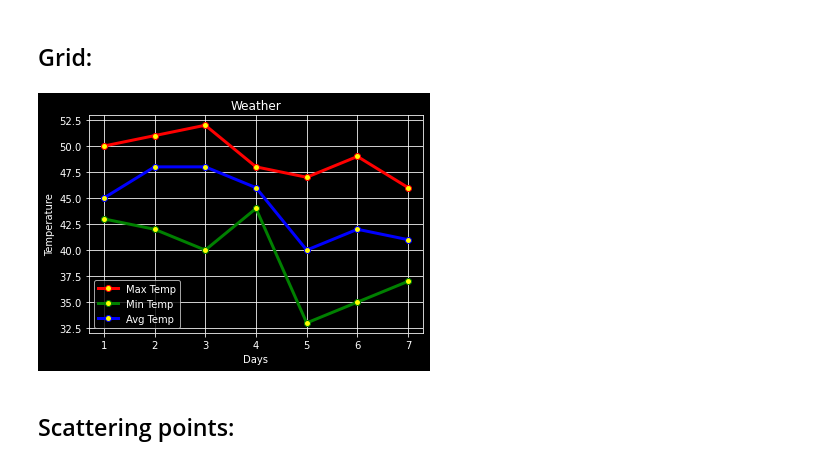
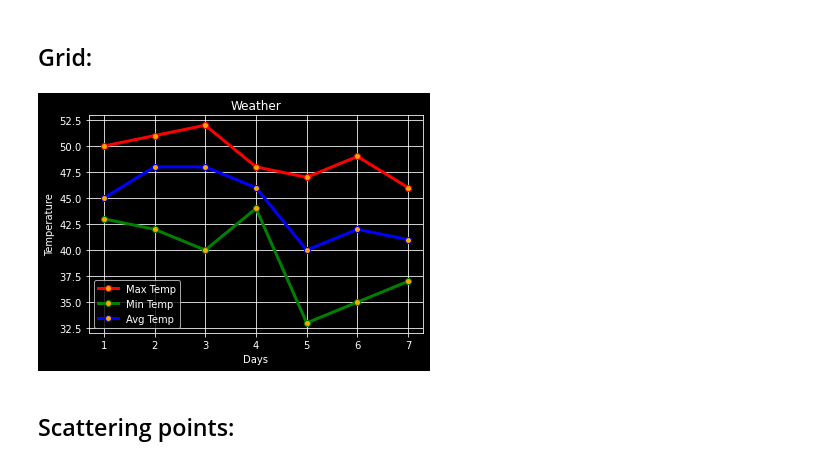
Before and after one commit to Akash-1gif/ml_practice, a Jupyter notebook: matplotlib/003_axes_labels_legend_grid.ipynb, the cells around one changed output. Drawn from its saved outputs; the diff is of its cells as text; code cells hidden in the pictures.

```diff
--- a/matplotlib/003_axes_labels_legend_grid.ipynb
+++ b/matplotlib/003_axes_labels_legend_grid.ipynb
@@ -59,14 +59,15 @@ plt.legend(loc="best")
 # %%
 plt.xlabel('Days')
 plt.ylabel('Temperature')
 plt.title("Weather")
-plt.plot(x,max_t,label='Max Temp',color='red',linewidth=3,marker='o',markersize=6,markerfacecolor='yellow')
-plt.plot(x,min_t,label='Min Temp',color='green',linewidth=3,marker='o',markersize=6,markerfacecolor='yellow')
-plt.plot(x,avg_t,label='Avg Temp',color='blue',linewidth=3,marker='o',markersize=6,markerfacecolor='yellow')
+plt.plot(x,max_t,label='Max Temp',color='red',linewidth=3,marker='o',markersize=6,markerfacecolor='orange')
+plt.plot(x,min_t,label='Min Temp',color='green',linewidth=3,marker='o',markersize=6,markerfacecolor='orange')
+plt.plot(x,avg_t,label='Avg Temp',color='blue',linewidth=3,marker='o',markersize=6,markerfacecolor='orange')
+plt.savefig("images/plotgraph.jpg",bbox_inches="tight",pad_inches=2)
 plt.legend(loc="best")
 plt.grid()
 # %% [output]
-[figure, old version]
+[figure, new version]
 # %% [markdown]
 ## Scattering points:
 # %%
```
Also changed, not shown: parts of 5 cells of this notebook, 8 other files.
